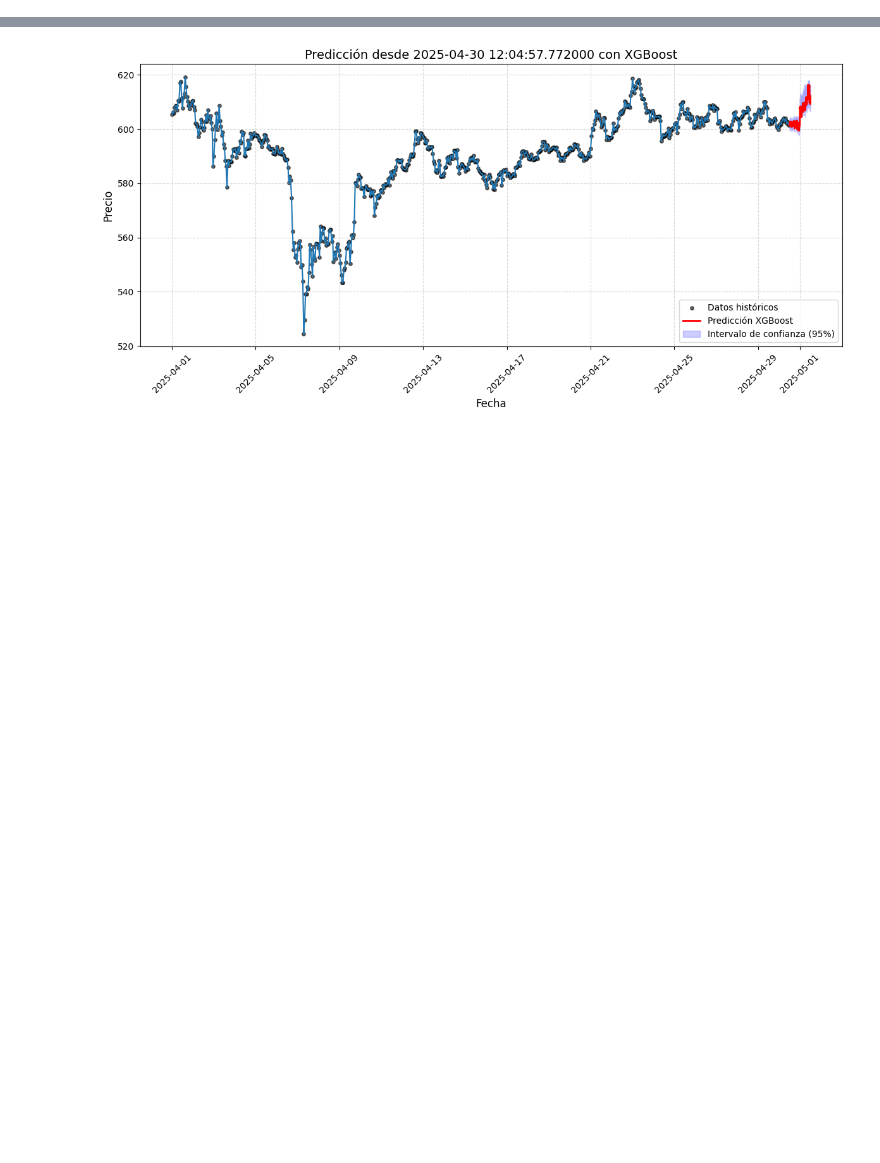
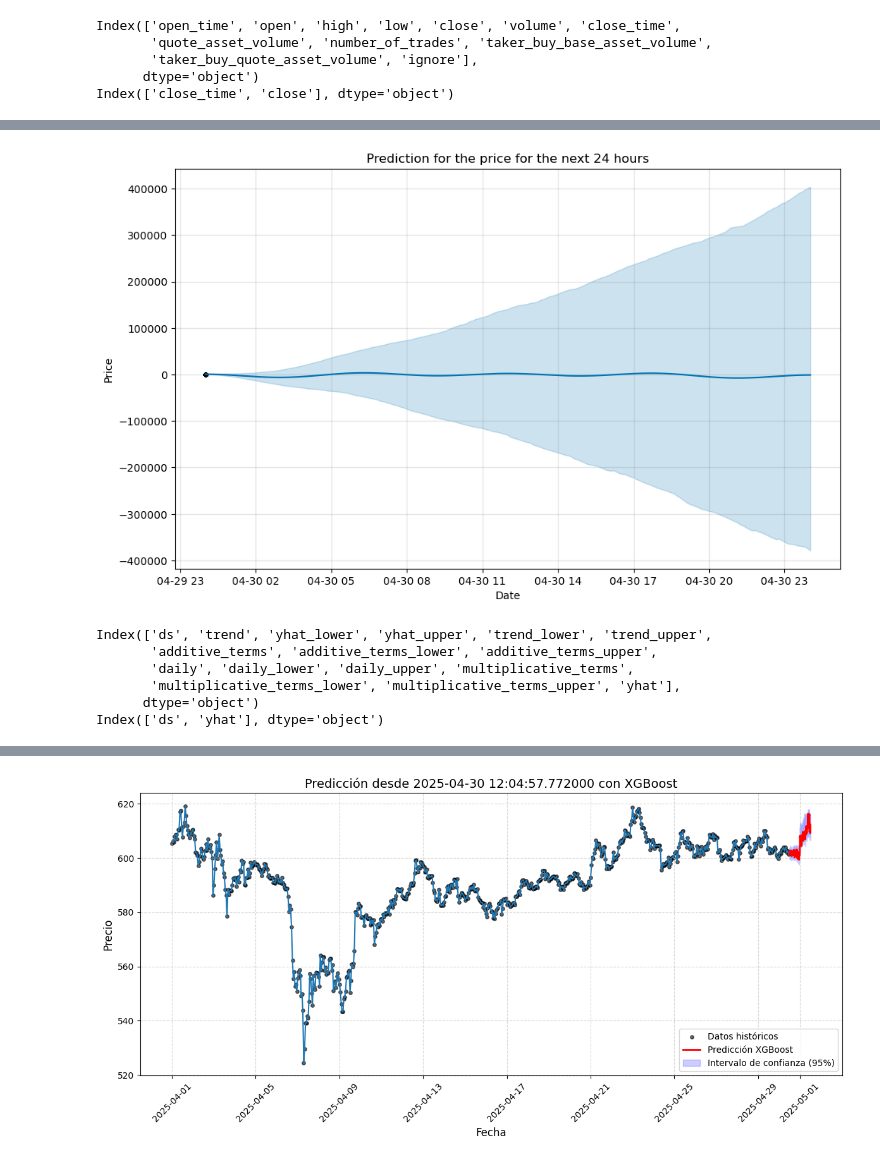
Before and after one commit to Santiagosphysics/FinalHeimdall, a Jupyter notebook: test_1.ipynb, the cells around one changed output, grey strips where cells are left out. Cells and saved outputs as stored; diff of their text form; code cells hidden in the pictures; blank space fills up the shorter version.

```diff
--- a/test_1.ipynb
+++ b/test_1.ipynb
@@ -11,0 +12,11 @@ Importing plotly failed. Interactive plots will not work.
+# %%
+from utils import models, get_data_crypto
+
+data = get_data_crypto().download_data(start_time='2025-04-29', end_time='2025-04-30 13:00:00', crypto="BNBUSDT", time='seconds')
+# prophet_model = models.prophet_model(data=data, time='min')
+# %% [output]
+Index(['open_time', 'open', 'high', 'low', 'close', 'volume', 'close_time',
+       'quote_asset_volume', 'number_of_trades', 'taker_buy_base_asset_volume',
+       'taker_buy_quote_asset_volume', 'ignore'],
+      dtype='object')
+Index(['close_time', 'close'], dtype='object')
@@ -11,0 +70,4 @@ Importing plotly failed. Interactive plots will not work.
+# %%
+data = get_data_crypto().download_data(start_time='2025-04-30', end_time='2025-04-30 00:01:00', crypto="BNBUSDT", time='S')
+df_prophet, predict_prophet = prophet_model(data=data, time='S')
+# %% [output]
@@ -11,0 +76,7 @@ Importing plotly failed. Interactive plots will not work.
+[figure, added]
+Index(['ds', 'trend', 'yhat_lower', 'yhat_upper', 'trend_lower', 'trend_upper',
+       'additive_terms', 'additive_terms_lower', 'additive_terms_upper',
+       'daily', 'daily_lower', 'daily_upper', 'multiplicative_terms',
+       'multiplicative_terms_lower', 'multiplicative_terms_upper', 'yhat'],
+      dtype='object')
+Index(['ds', 'yhat'], dtype='object')
```
Also changed, not shown: parts of 7 cells of this notebook, 6 other files.
